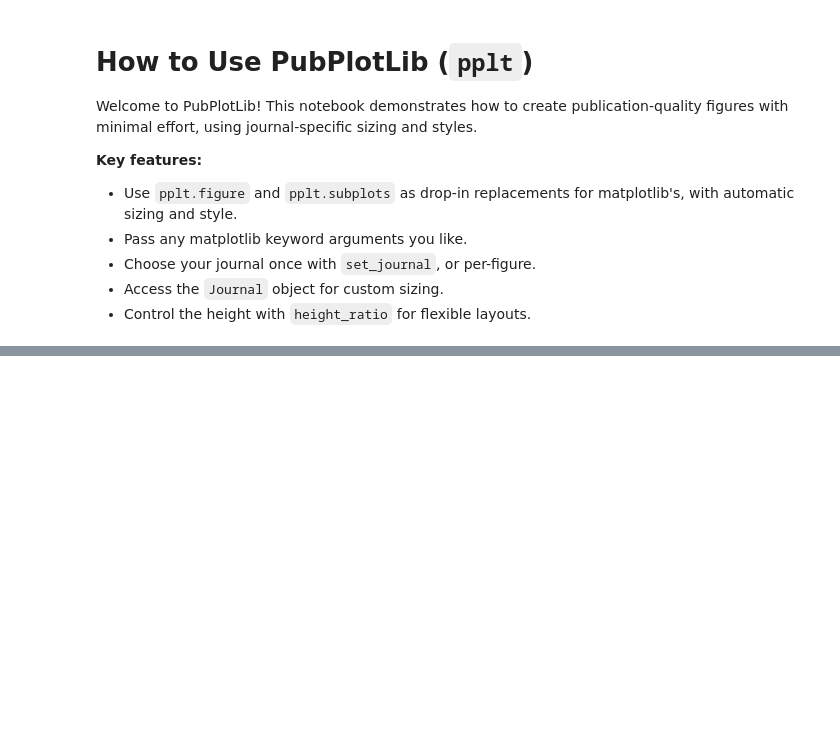
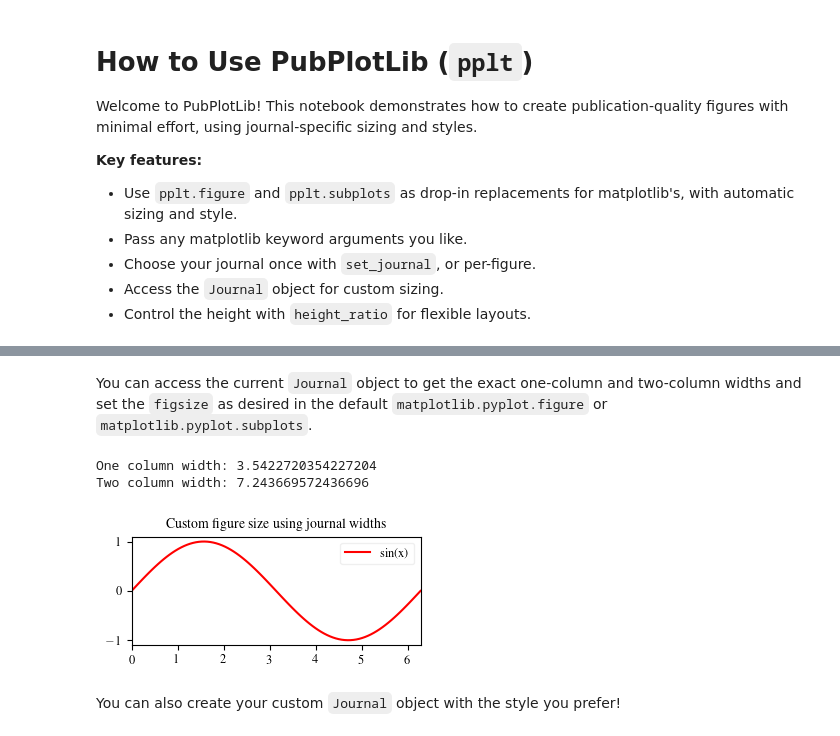
Before and after one commit to pier-astro/PubPlot, a Jupyter notebook: examples/HowToUse.ipynb, the cells around one changed output, grey strips where cells are left out. Saved outputs shown, nothing was run; the diff lists cells and outputs as text; code cells hidden in the pictures; blank space fills up the shorter version.

```diff
--- a/examples/HowToUse.ipynb
+++ b/examples/HowToUse.ipynb
@@ -191,0 +52,19 @@ plt.show()
+# %% [markdown]
+You can access the current `Journal` object to get the exact one-column and two-column widths and set the `figsize` as desired in the default `matplotlib.pyplot.figure` or `matplotlib.pyplot.subplots`.
+# %%
+journal = pplt.get_journal()
+print("One column width:", journal.onecol)
+print("Two column width:", journal.twocol)
+
+# Use them for custom figure sizes
+fig, ax = plt.subplots(figsize=(journal.onecol, journal.onecol * 0.5))
+ax.plot(x, y, color='red', label='sin(x)')
+ax.set_title('Custom figure size using journal widths')
+ax.legend()
+plt.show()
+# %% [output]
+One column width: 3.5422720354227204
+Two column width: 7.243669572436696
+[figure, added]
+# %% [markdown]
+You can also create your custom `Journal` object with the style you prefer!
```
Also changed, not shown: parts of 32 cells of this notebook, 9 other files.
